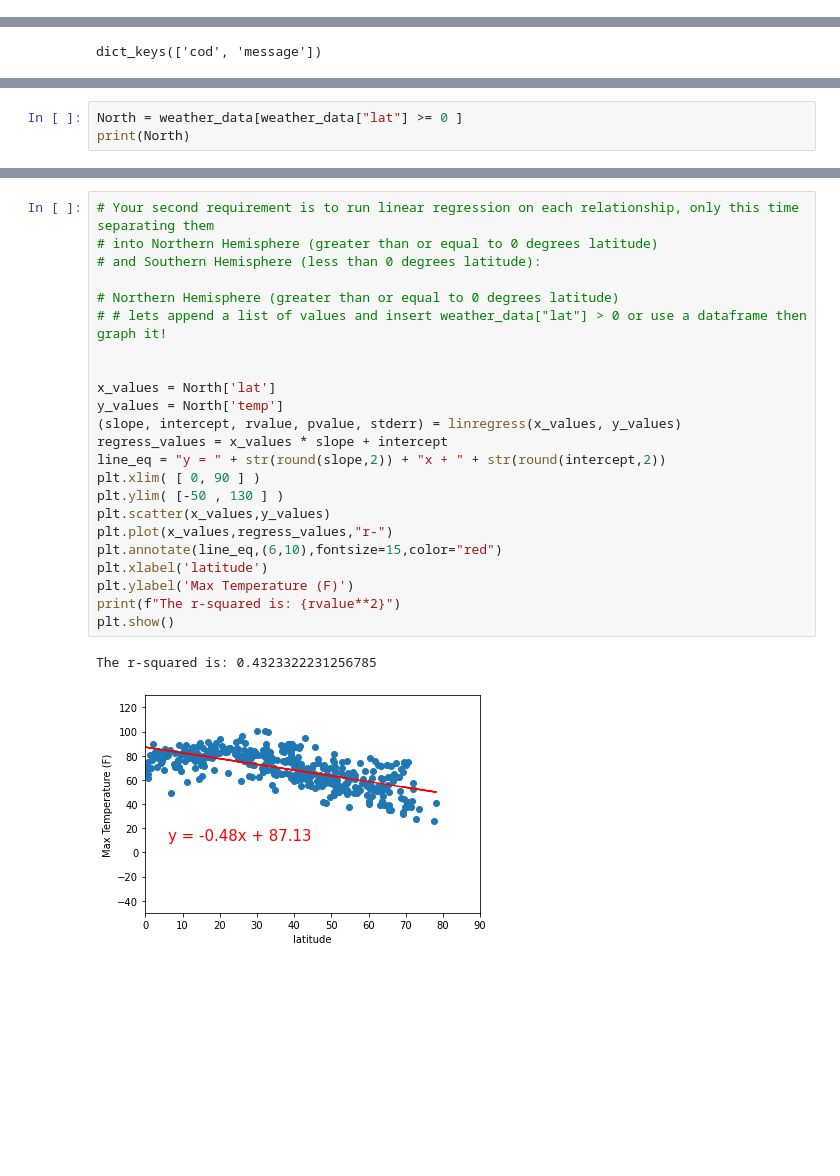
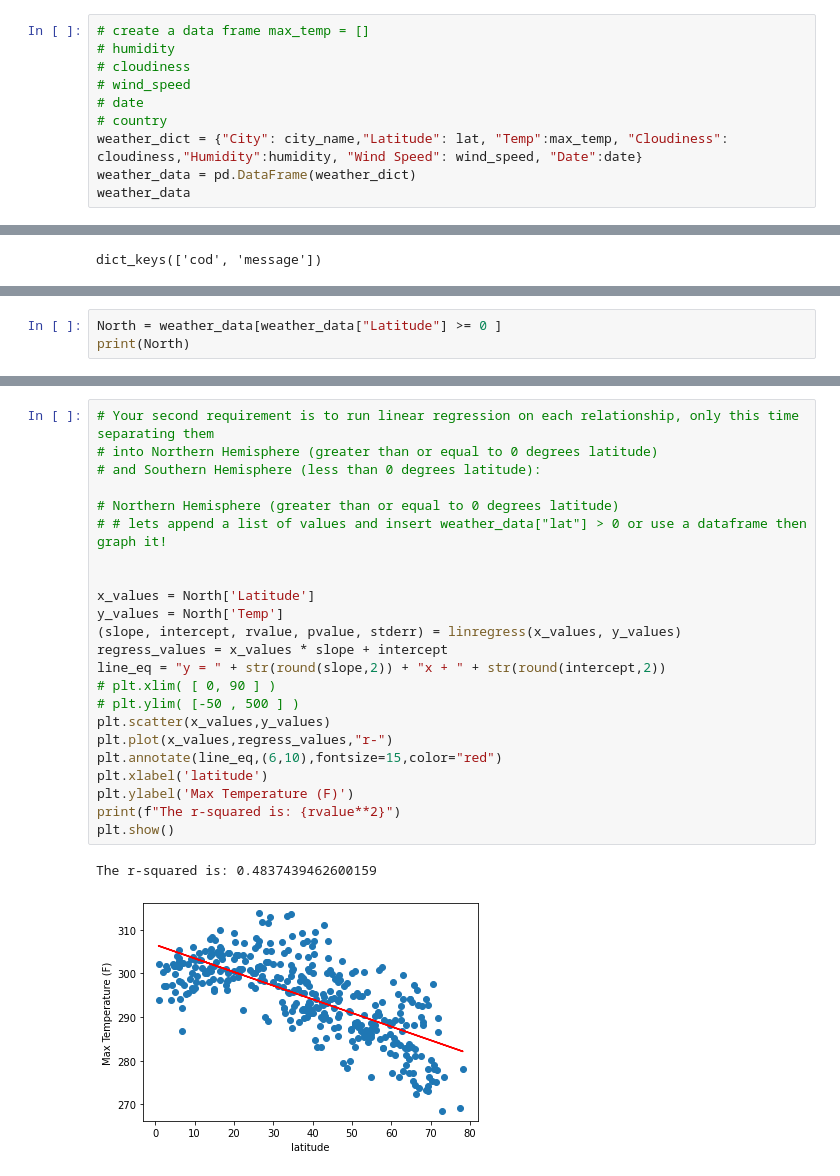
Before and after one commit to Rob397/python-api-challenge, a Jupyter notebook: WeatherPy/WeatherPy.ipynb, the cells around one changed output, grey strips where cells are left out. Drawn from its saved outputs; the diff is of its cells as text; blank space fills up the shorter version.

```diff
--- a/WeatherPy/WeatherPy.ipynb
+++ b/WeatherPy/WeatherPy.ipynb
@@ -179,0 +215,10 @@ weather_data
+# %%
+# create a data frame max_temp = []
+# humidity
+# cloudiness
+# wind_speed
+# date
+# country
+weather_dict = {"City": city_name,"Latitude": lat, "Temp":max_temp, "Cloudiness": cloudiness,"Humidity":humidity, "Wind Speed": wind_speed, "Date":date}
+weather_data = pd.DataFrame(weather_dict)
+weather_data
@@ -216,4 +321,4 @@ KeyError: 'list'
 # %%
-North = weather_data[weather_data["lat"] >= 0 ]
+North = weather_data[weather_data["Latitude"] >= 0 ]
 print(North)
 # %% [output]
@@ -239,29 +349,29 @@ temp, lat
 # %%
 # Your second requirement is to run linear regression on each relationship, only this time separating them
 # into Northern Hemisphere (greater than or equal to 0 degrees latitude)
 # and Southern Hemisphere (less than 0 degrees latitude):
 
 # Northern Hemisphere (greater than or equal to 0 degrees latitude)
 # # lets append a list of values and insert weather_data["lat"] > 0 or use a dataframe then graph it!
 
 
-x_values = North['lat']
-y_values = North['temp']
+x_values = North['Latitude']
+y_values = North['Temp']
 (slope, intercept, rvalue, pvalue, stderr) = linregress(x_values, y_values)
 regress_values = x_values * slope + intercept
 line_eq = "y = " + str(round(slope,2)) + "x + " + str(round(intercept,2))
-plt.xlim( [ 0, 90 ] )
-plt.ylim( [-50 , 130 ] )
+# plt.xlim( [ 0, 90 ] )
+# plt.ylim( [-50 , 500 ] )
 plt.scatter(x_values,y_values)
 plt.plot(x_values,regress_values,"r-")
 plt.annotate(line_eq,(6,10),fontsize=15,color="red")
 plt.xlabel('latitude')
 plt.ylabel('Max Temperature (F)')
 print(f"The r-squared is: {rvalue**2}")
 plt.show()
 # %% [output]
-The r-squared is: 0.4323322231256785
+The r-squared is: 0.4837439462600159
-[figure, old version]
+[figure, new version]
 # %%
 # Southern Hemisphere (less than 0 degrees latitude)
 # # lets append a list of values and insert weather_data["lat"] < 0 or use a dataframe then graph it!
```
Also changed, not shown: parts of 18 cells of this notebook, 2 other files.
